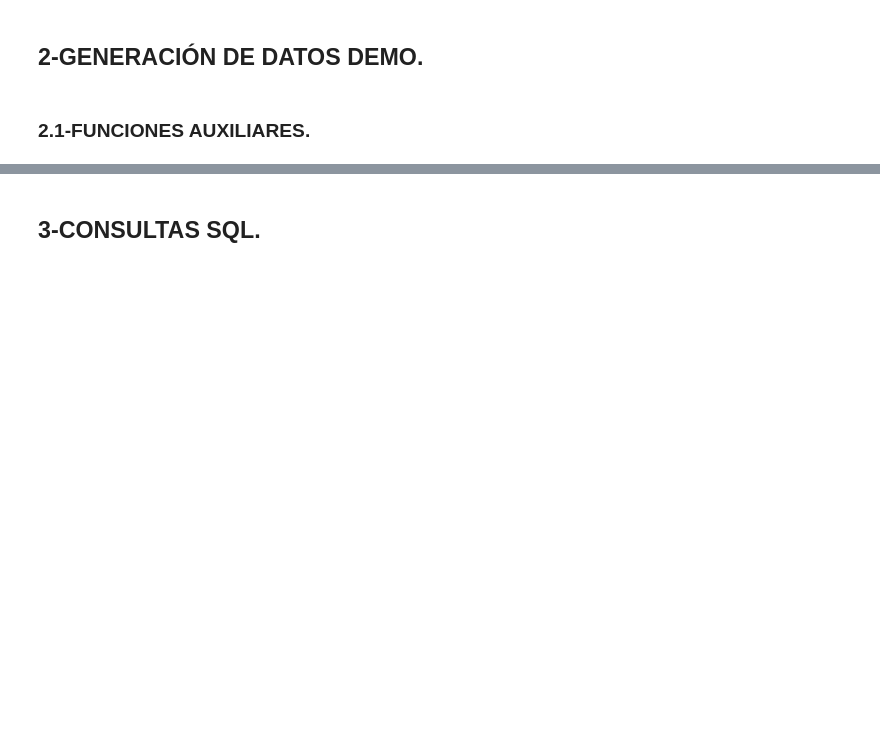
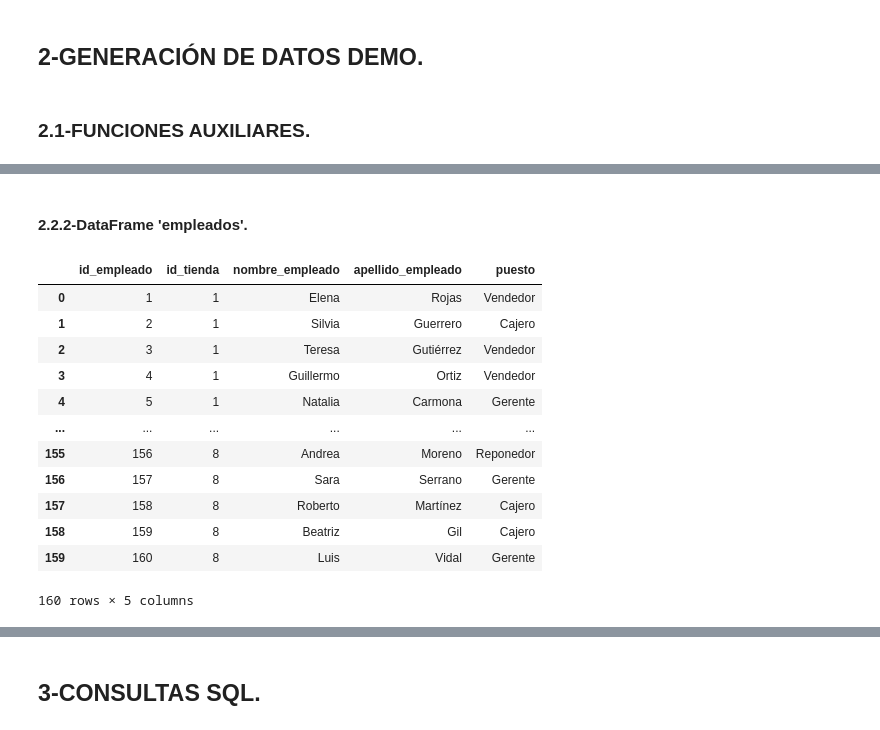
Before and after one commit to angovery/Data-Science-Bootcamp, a Jupyter notebook: Ejercicios_Evaluados/Modulo_4/m4_Jose_Ignacio_Hernández_Palacios.ipynb, the cells around one changed output, grey strips where cells are left out. Drawn from its saved outputs; the diff is of its cells as text; code cells hidden in the pictures; blank space fills up the shorter version.

```diff
--- a/Ejercicios_Evaluados/Modulo_4/m4_Jose_Ignacio_Hernández_Palacios.ipynb
+++ b/Ejercicios_Evaluados/Modulo_4/m4_Jose_Ignacio_Hernández_Palacios.ipynb
@@ -311,6 +242,0 @@ def generar_empleados(num_empleados, lista_id_tiendas):
-# %%
-df_tiendas = generar_tiendas()
-print(df_tiendas)
-
-df_empleados = generar_empleados(10, df_tiendas.index.values)
-df_empleados
@@ -432,0 +435,31 @@ Isabel Castro
+# %%
+# Función para generar un Dataframe de Pandas con datos de ejemplo de empleados, de forma aleatoria, para cada tienda generada. Se generarán 20 empleados por tienda.
+# Un mismo empleado no puede pertenecer a más de una tienda al mismo tiempo.
+# El valor del campo 'id_empleado' serán valores enteros cosecutivos, comenzando por '1'. Este campo, además, será el índice del DataFrame)
+# El valor del campo 'puesto' debe ser un valor, a elegir de forma aleatoria entre los siguientes valores posibles: (‘Cajero’, ‘Gerente’, ‘Reponedor’, ‘Vendedor’).
+# Entrada: Numero entero, mayor o igual a 1, de empleados a generar por tienda & lista con las id's de las tiendas generadas previamente.
+# Salida: pd.DataFrame con datos de ejemplo de la tabla 'empleados'.
+def generar_empleados(num_empleados, lista_id_tiendas):
+
+    lista_puestos = ['Cajero', 'Gerente', 'Reponedor', 'Vendedor']      # Lista con los puestos definidos en el supermercado.
+
+    lista_empleados = []        # Se genera una lista para almacenar los datos de empleados.
+    id_empleado = 1             # Se inicializa el id del empleado.
+
+    for id_tienda in lista_id_tiendas:                          # Se recorren los id's de las tiendas existentes.
+        for _ in range(num_empleados):                          # Se itera entre el número de empleados total que debe tener cada tienda.
+            nombre_empleado = generar_nombre_apellido()[0]      # Se genera el nombre del empleado.
+            apellido_empleado = generar_nombre_apellido()[1]    # Se genera el apellido del empleado.
+            puesto = random.choice(lista_puestos)               # Se selecciona el puesto del empleado.
+            lista_empleados.append({                            # Se añade el diccionario con los datos de cada empleado a la lista.
+                'id_empleado': id_empleado,
+                'id_tienda': id_tienda,
+                'nombre_empleado': nombre_empleado,
+                'apellido_empleado': apellido_empleado,
+                'puesto': puesto
+            })
+            id_empleado += 1
+
+    df_empleados = pd.DataFrame(lista_empleados)        # Se crea el DataFrame a partir de la lista de empleados.
+
+    return df_empleados
@@ -432,0 +597,19 @@ Isabel Castro
+# %% [markdown]
+#### 2.2.2-DataFrame 'empleados'.
+# %%
+df_empleados = generar_empleados(20, df_tiendas['id_tienda'])
+df_empleados
+# %% [output]
+|  | id_empleado | id_tienda | nombre_empleado | apellido_empleado | puesto |
+| 0 | 1 | 1 | Elena | Rojas | Vendedor |
+| 1 | 2 | 1 | Silvia | Guerrero | Cajero |
+| 2 | 3 | 1 | Teresa | Gutiérrez | Vendedor |
+| 3 | 4 | 1 | Guillermo | Ortiz | Vendedor |
+| 4 | 5 | 1 | Natalia | Carmona | Gerente |
+| ... | ... | ... | ... | ... | ... |
+| 155 | 156 | 8 | Andrea | Moreno | Reponedor |
+| 156 | 157 | 8 | Sara | Serrano | Gerente |
+| 157 | 158 | 8 | Roberto | Martínez | Cajero |
+| 158 | 159 | 8 | Beatriz | Gil | Cajero |
+| 159 | 160 | 8 | Luis | Vidal | Gerente |
+160 rows × 5 columns
```
Also changed, not shown: parts of 75 cells of this notebook.
